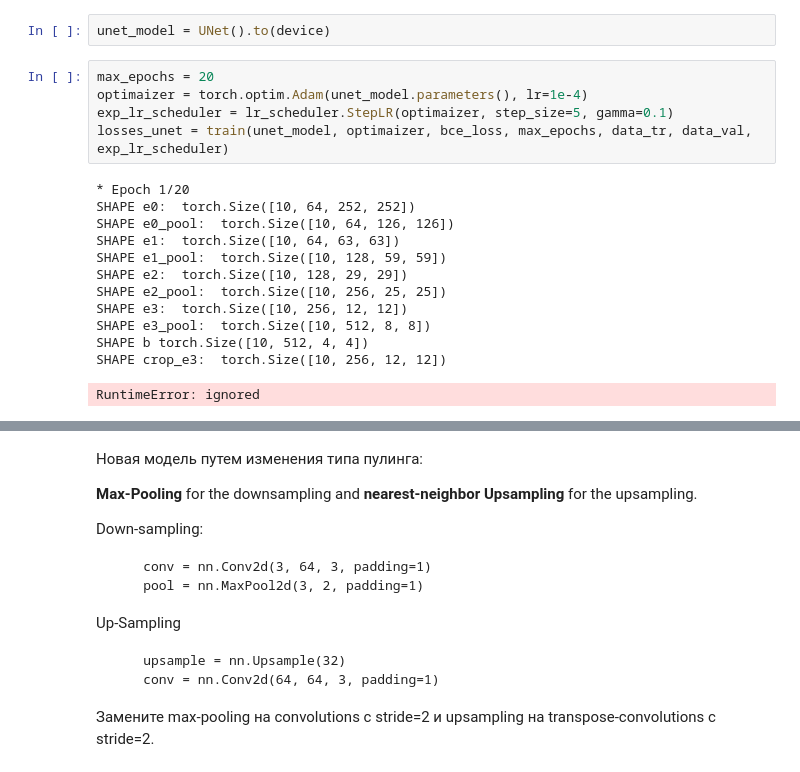
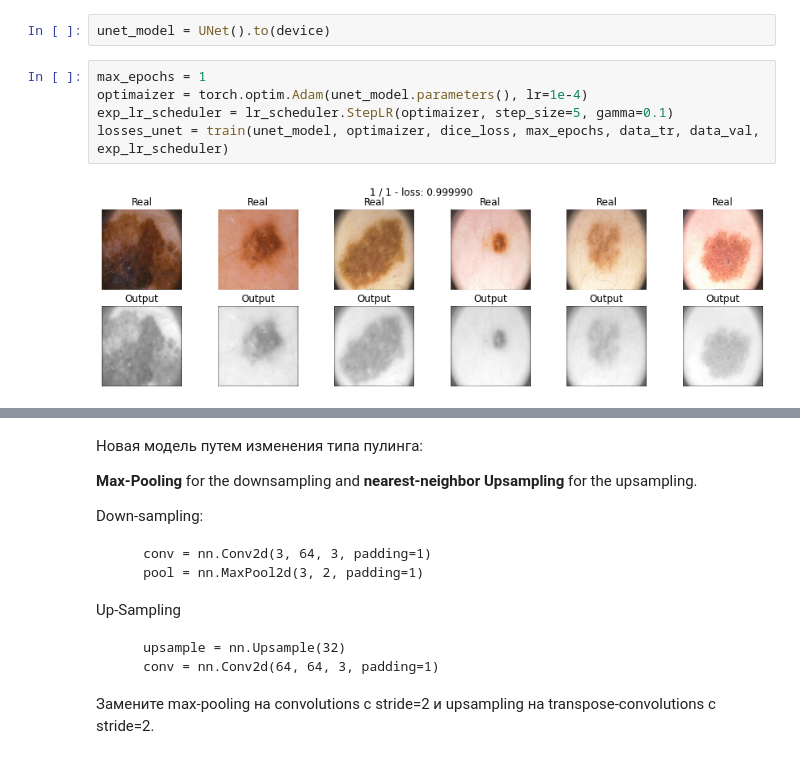
Before and after one commit to prosvirinKir/Deep-Learning-Sckool-term1, a Jupyter notebook: HW_6_semantic_segmentation.ipynb, the cells around one changed output, grey strips where cells are left out. Cells and saved outputs as stored; diff of their text form.

```diff
--- a/HW_6_semantic_segmentation.ipynb
+++ b/HW_6_semantic_segmentation.ipynb
@@ -977,22 +944,11 @@ t[0]
 # %%
 unet_model = UNet().to(device)
 # %%
-max_epochs = 20
+max_epochs = 1
 optimaizer = torch.optim.Adam(unet_model.parameters(), lr=1e-4)
 exp_lr_scheduler = lr_scheduler.StepLR(optimaizer, step_size=5, gamma=0.1)
-losses_unet = train(unet_model, optimaizer, bce_loss, max_epochs, data_tr, data_val, exp_lr_scheduler)
+losses_unet = train(unet_model, optimaizer, dice_loss, max_epochs, data_tr, data_val, exp_lr_scheduler)
 # %% [output]
-* Epoch 1/20
-SHAPE e0:  torch.Size([10, 64, 252, 252])
-SHAPE e0_pool:  torch.Size([10, 64, 126, 126])
-SHAPE e1:  torch.Size([10, 64, 63, 63])
-SHAPE e1_pool:  torch.Size([10, 128, 59, 59])
-SHAPE e2:  torch.Size([10, 128, 29, 29])
-SHAPE e2_pool:  torch.Size([10, 256, 25, 25])
-SHAPE e3:  torch.Size([10, 256, 12, 12])
-SHAPE e3_pool:  torch.Size([10, 512, 8, 8])
-SHAPE b torch.Size([10, 512, 4, 4])
-SHAPE crop_e3:  torch.Size([10, 256, 12, 12])
-RuntimeError: ignored
+[figure, added]
 # %%
 score_model(unet_model, iou_pytorch, data_val)
```
Also changed, not shown: parts of 5 cells of this notebook.
